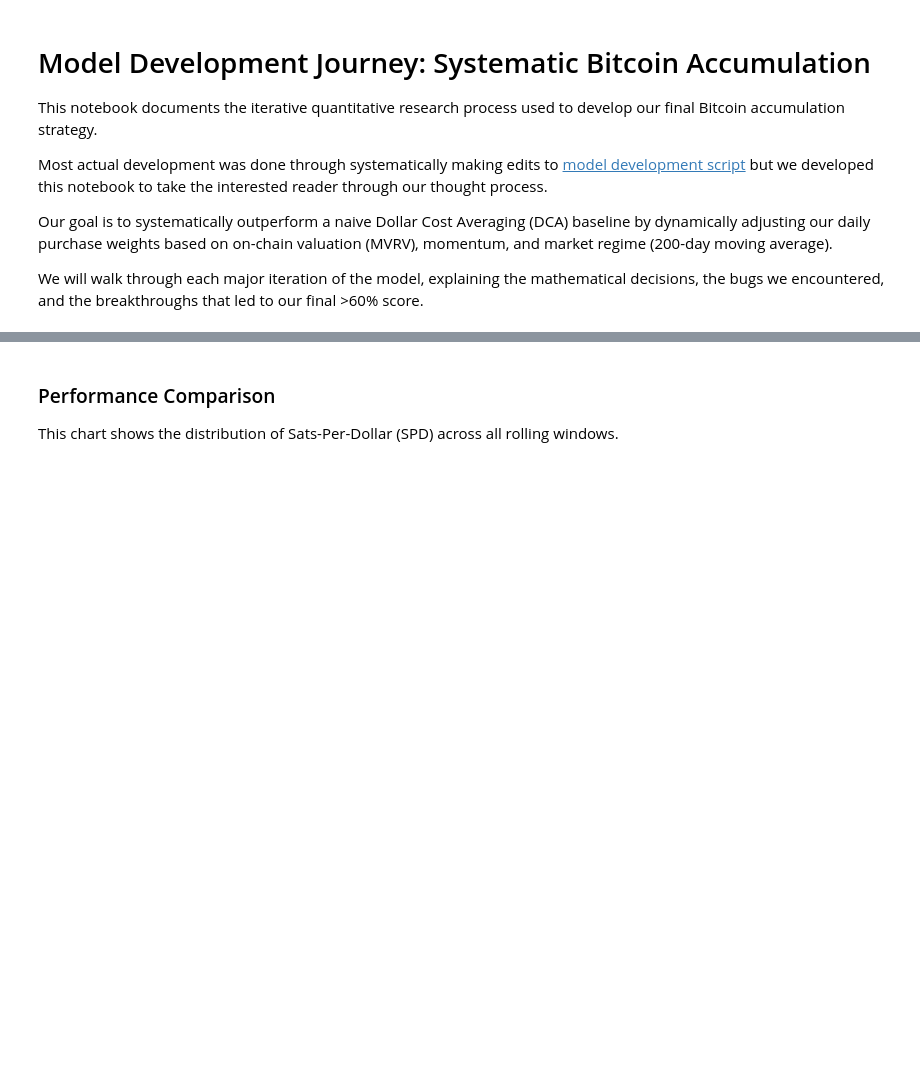
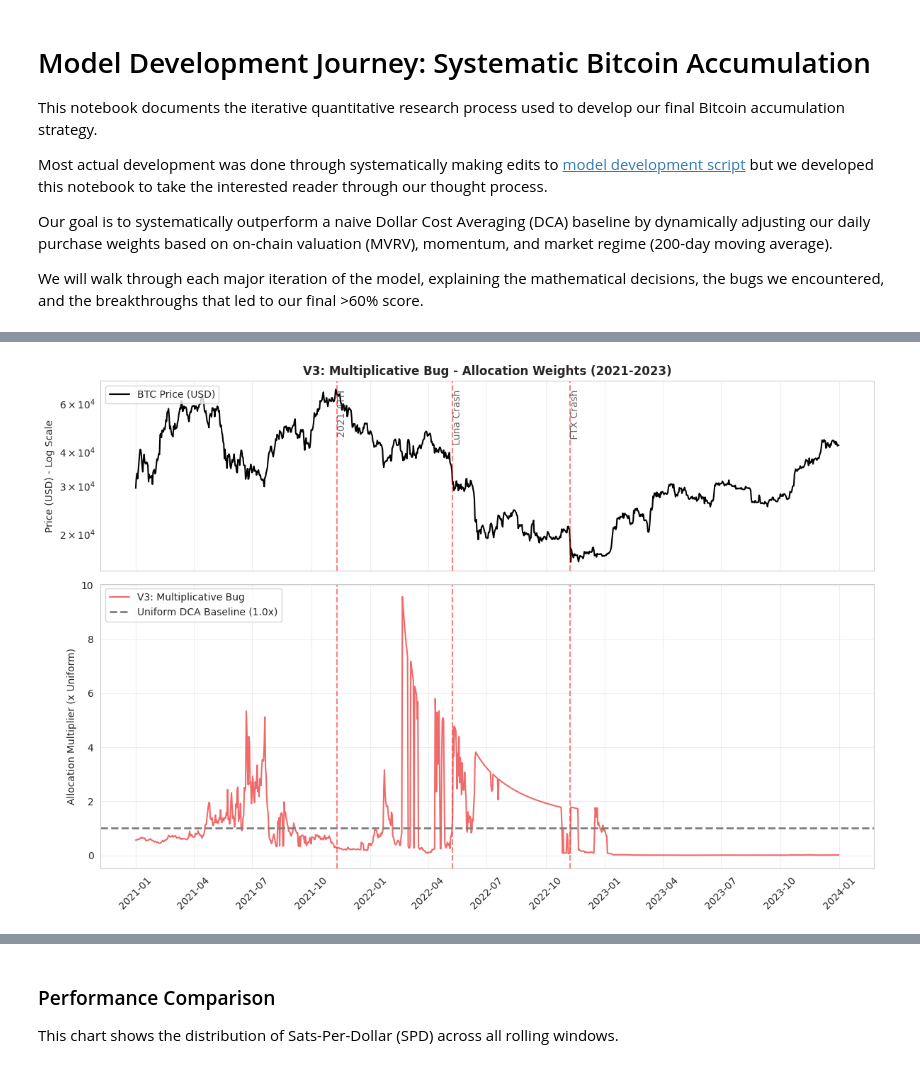
Before and after one commit to dlgoebel/bitcoin-analytics-capstone-template, a Jupyter notebook: final_model/Model_Development_Journey.ipynb, the cells around one changed output, grey strips where cells are left out. Cells and saved outputs as stored; diff of their text form; code cells hidden in the pictures; blank space fills up the shorter version.

```diff
--- a/final_model/Model_Development_Journey.ipynb
+++ b/final_model/Model_Development_Journey.ipynb
@@ -307,17 +10,0 @@ To fix the "sniper" issue, we attempted to implement *Regime-Conditional Blendin
-# %%
-def multiplier_v3(z, r30, r1y, v, pma, g, f):
-    value_score = -z + np.where((z < -1.0) & (g > 0), np.abs(z)**1.5, 0)
-    mom_score = (r30 * 2.0) + (r1y * 0.5)
-
-    is_bear = pma < 0
-    combined = np.where(is_bear, (value_score * 0.8) + (mom_score * 0.2), (value_score * 0.4) + (mom_score * 0.6))
-
-    # The Bug: Multiplicative scaling of a signal that crosses zero
-    regime_multiplier = np.where(is_bear, 1.0 + np.abs(pma) * 2.0, np.maximum(0.2, 1.0 - pma * 0.75))
-    combined = combined * regime_multiplier
-
-    adjustment = np.clip(combined * 2.0, -3, 5)
-    multiplier = np.exp(adjustment)
-    return np.where(np.isfinite(multiplier), multiplier, 1.0)
-
-df_spd_v3 = evaluate_model(multiplier_v3, "V3: Multiplicative Bug")
@@ -387,0 +519,19 @@ create_cumulative_performance(df_spd_v4, str(output_dir))
+# %%
+def multiplier_v3(z, r30, r1y, v, pma, g, a, f):
+    value_score = -z + np.where((z < -1.0) & (g > 0), np.abs(z)**1.5, 0)
+    mom_score = (r30 * 2.0) + (r1y * 0.5)
+
+    is_bear = pma < 0
+    combined = np.where(is_bear,
+                      (value_score * 0.8) + (mom_score * 0.2),
+                      (value_score * 0.4) + (mom_score * 0.6))
+
+    # The Bug: Multiplicative scaling of a signal that crosses zero
+    regime_multiplier = np.where(is_bear, 1.0 + np.abs(pma) * 2.0, np.maximum(0.2, 1.0 - pma * 0.75))
+    combined = combined * regime_multiplier
+
+    adjustment = np.clip(combined * 2.0, -3, 5)
+    multiplier = np.exp(adjustment)
+    return np.where(np.isfinite(multiplier), multiplier, 1.0)
+
+df_spd_v3, metrics_v3 = evaluate_model(multiplier_v3, "V3: Multiplicative Bug", "v3_bug")
@@ -387,0 +549,4 @@ create_cumulative_performance(df_spd_v4, str(output_dir))
+# %%
+display(SVG(filename="output_notebook/v3_bug/metrics_summary.svg"))
+plot_model_weights(multiplier_v3, "V3: Multiplicative Bug", "v3_bug", color="#ef4444")
+# %% [output]
@@ -387,0 +554 @@ create_cumulative_performance(df_spd_v4, str(output_dir))
+[figure, added]
```
Also changed, not shown: parts of 49 cells of this notebook, 21 other files.
